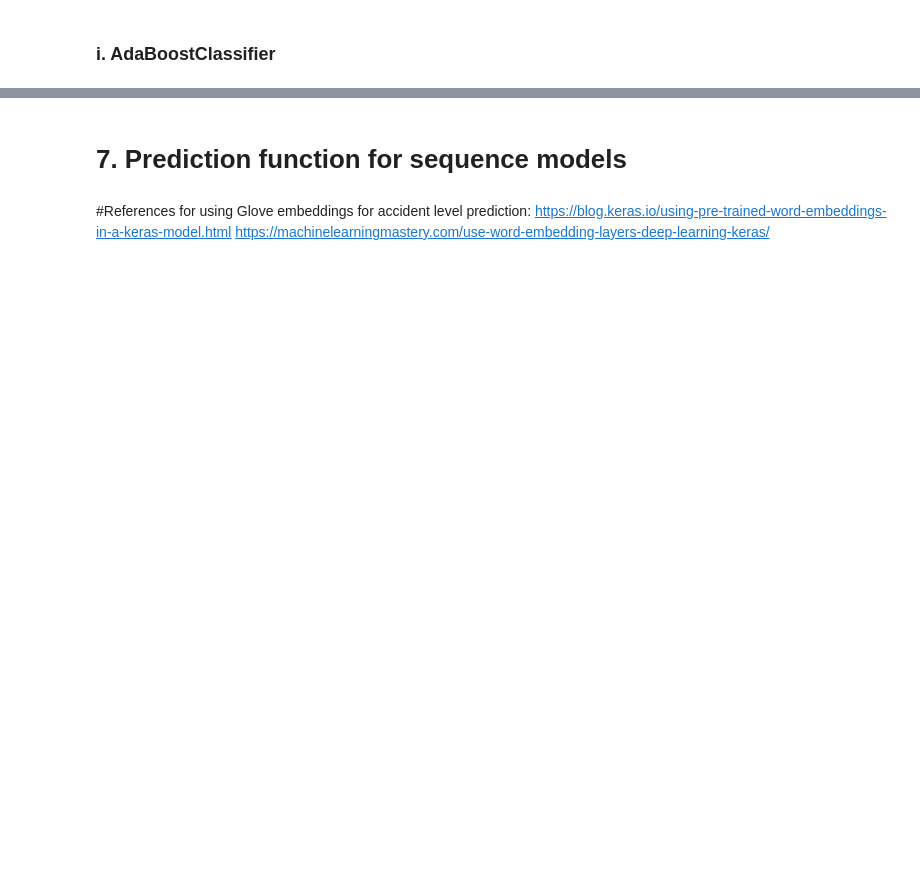
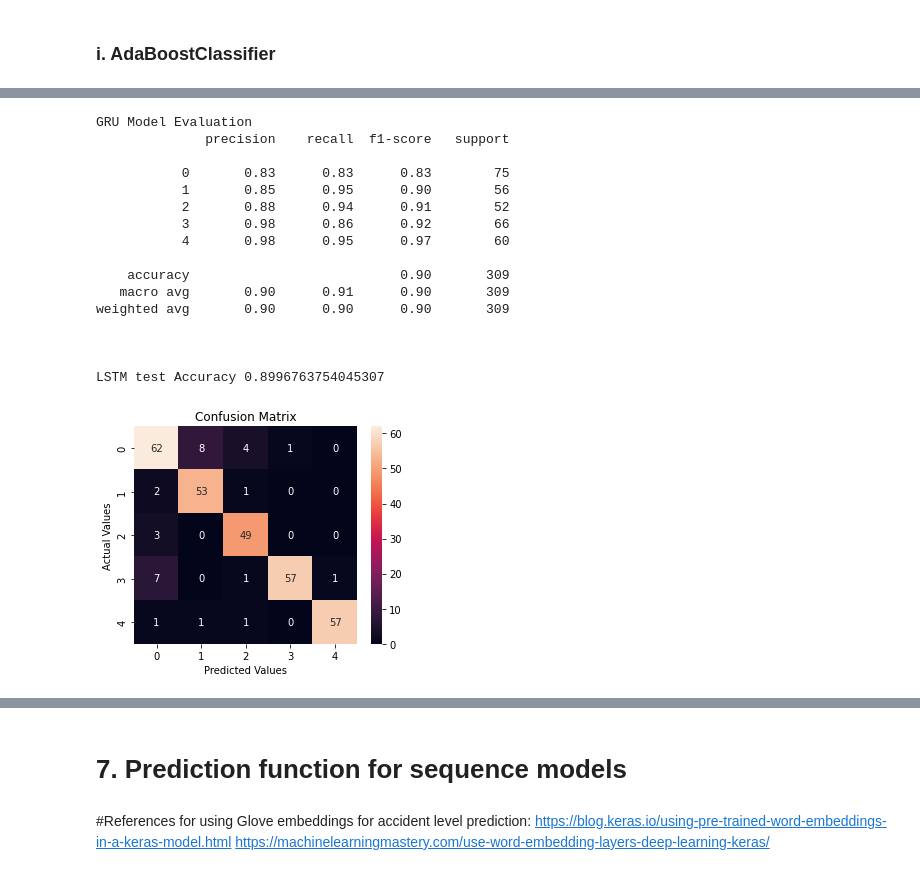
Before and after one commit to vishnudas-raveendran/PGP-AIML, a Jupyter notebook: Capstone_interim.ipynb, the cells around one changed output, grey strips where cells are left out. Saved outputs shown, nothing was run; the diff lists cells and outputs as text; code cells hidden in the pictures; blank space fills up the shorter version.

```diff
--- a/Capstone_interim.ipynb
+++ b/Capstone_interim.ipynb
@@ -1473,0 +1713,37 @@ model = AutoModelForSequenceClassification.from_pretrained("distilbert-base-unca
+# %%
+print("GRU Model Evaluation")
+gru_predicted = gru_model.predict(X_test_Glove)
+gru_predicted=np.argmax(gru_predicted,axis=1)
+print(classification_report(y_test, gru_predicted))
+print("\n")
+gru_cm = confusion_matrix(y_test, gru_predicted)
+gru_accuracy = accuracy_score(y_test, gru_predicted)
+print("LSTM test Accuracy",gru_accuracy)
+cm_df = pd.DataFrame(gru_cm,index = ['0','1','2','3','4'],
+                     columns = ['0','1','2','3','4'])
+# Confusion matrix is predicting values outside expected range
+#Plotting the confusion matrix
+plt.figure(figsize=(5,4))
+sns.heatmap(cm_df, annot=True)
+plt.title('Confusion Matrix')
+plt.ylabel('Actual Values')
+plt.xlabel('Predicted Values')
+plt.show()
+# %% [output]
+GRU Model Evaluation
+              precision    recall  f1-score   support
+
+           0       0.83      0.83      0.83        75
+           1       0.85      0.95      0.90        56
+           2       0.88      0.94      0.91        52
+           3       0.98      0.86      0.92        66
+           4       0.98      0.95      0.97        60
+
+    accuracy                           0.90       309
+   macro avg       0.90      0.91      0.90       309
+weighted avg       0.90      0.90      0.90       309
+
+
+
+LSTM test Accuracy 0.8996763754045307
+[figure, added]
```
Also changed, not shown: parts of 86 cells of this notebook.
